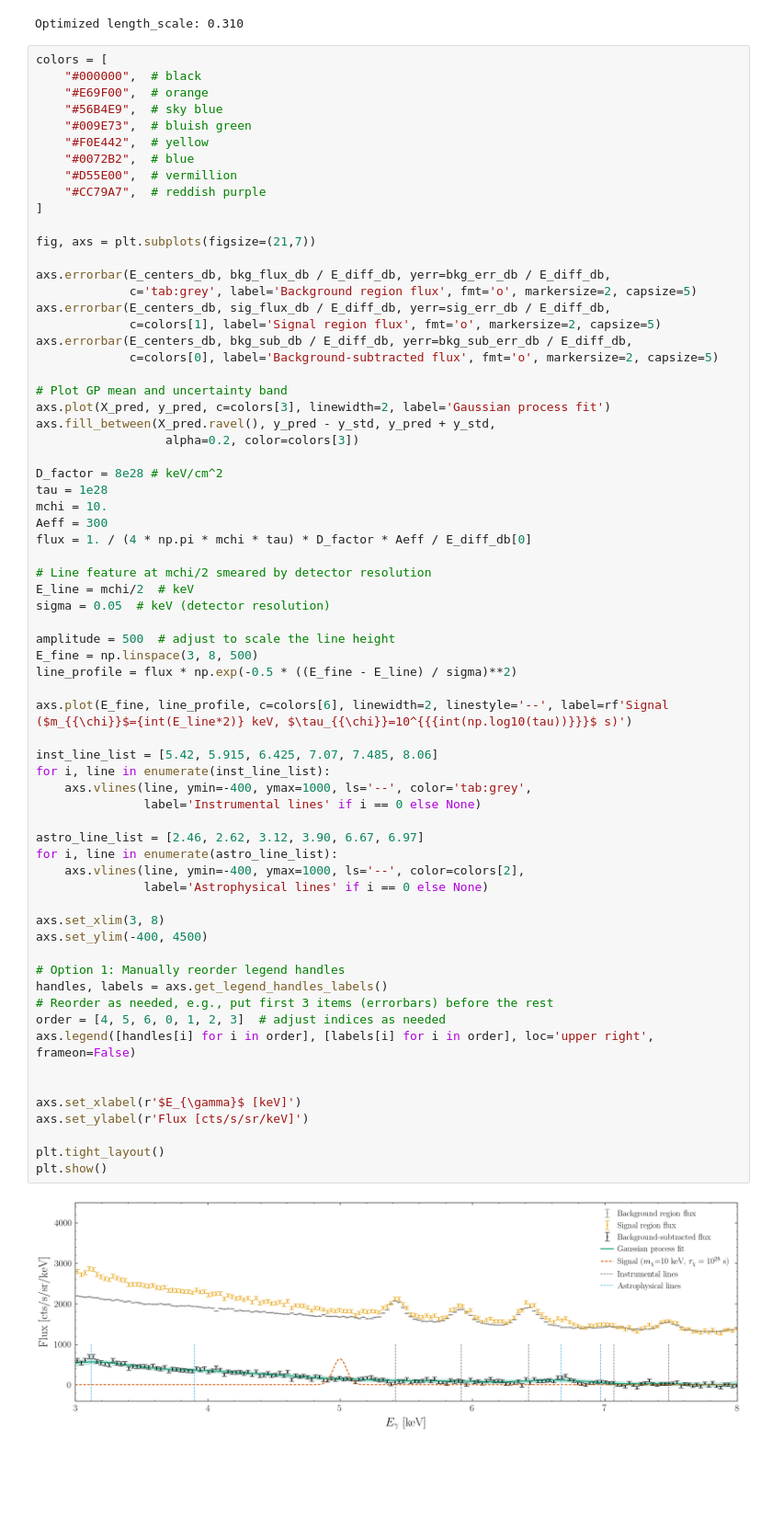
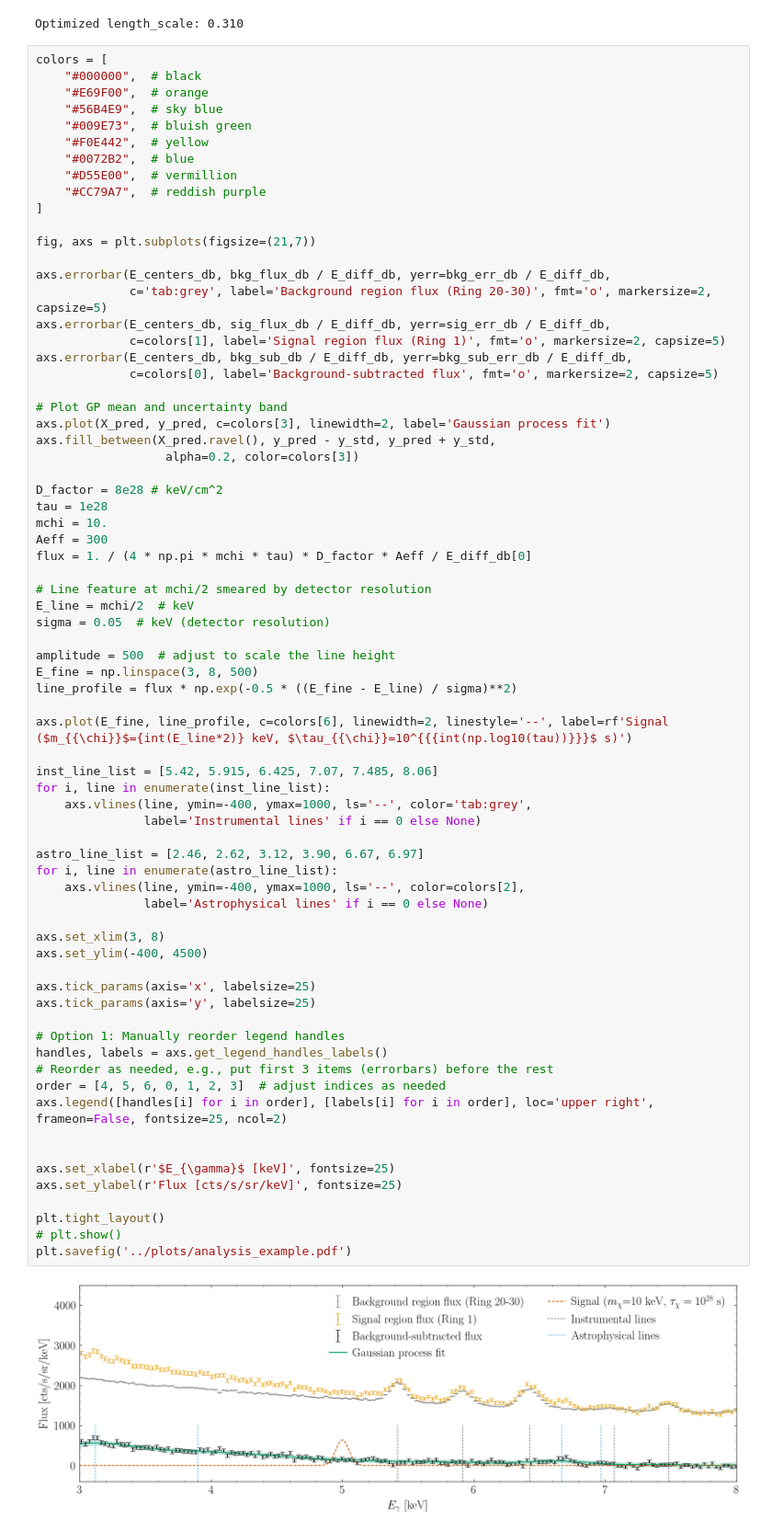
Before and after one commit to joshua-benabou/Mega_Decaying_DM_Milkyway_Analysis, a Jupyter notebook: jupyter/AnalysisIllustration.ipynb, the cells around one changed output. Shown at 92% size. Cells and saved outputs as stored; diff of their text form; blank space fills up the shorter version.

Commit message:
Updated analysis example and added plot pdf

```diff
--- a/jupyter/AnalysisIllustration.ipynb
+++ b/jupyter/AnalysisIllustration.ipynb
@@ -210,9 +210,9 @@ colors = [
 fig, axs = plt.subplots(figsize=(21,7))
 
 axs.errorbar(E_centers_db, bkg_flux_db / E_diff_db, yerr=bkg_err_db / E_diff_db,
-             c='tab:grey', label='Background region flux', fmt='o', markersize=2, capsize=5)
+             c='tab:grey', label='Background region flux (Ring 20-30)', fmt='o', markersize=2, capsize=5)
 axs.errorbar(E_centers_db, sig_flux_db / E_diff_db, yerr=sig_err_db / E_diff_db,
-             c=colors[1], label='Signal region flux', fmt='o', markersize=2, capsize=5)
+             c=colors[1], label='Signal region flux (Ring 1)', fmt='o', markersize=2, capsize=5)
 axs.errorbar(E_centers_db, bkg_sub_db / E_diff_db, yerr=bkg_sub_err_db / E_diff_db,
              c=colors[0], label='Background-subtracted flux', fmt='o', markersize=2, capsize=5)
 
@@ -232,35 +232,39 @@ E_line = mchi/2  # keV
 sigma = 0.05  # keV (detector resolution)
 
 amplitude = 500  # adjust to scale the line height
 E_fine = np.linspace(3, 8, 500)
 line_profile = flux * np.exp(-0.5 * ((E_fine - E_line) / sigma)**2)
 
 axs.plot(E_fine, line_profile, c=colors[6], linewidth=2, linestyle='--', label=rf'Signal ($m_{{\chi}}$={int(E_line*2)} keV, $\tau_{{\chi}}=10^{{{int(np.log10(tau))}}}$ s)')
 
 inst_line_list = [5.42, 5.915, 6.425, 7.07, 7.485, 8.06]
 for i, line in enumerate(inst_line_list):
     axs.vlines(line, ymin=-400, ymax=1000, ls='--', color='tab:grey',
                label='Instrumental lines' if i == 0 else None)
 
 astro_line_list = [2.46, 2.62, 3.12, 3.90, 6.67, 6.97]
 for i, line in enumerate(astro_line_list):
     axs.vlines(line, ymin=-400, ymax=1000, ls='--', color=colors[2],
                label='Astrophysical lines' if i == 0 else None)
 
 axs.set_xlim(3, 8)
 axs.set_ylim(-400, 4500)
 
+axs.tick_params(axis='x', labelsize=25)
+axs.tick_params(axis='y', labelsize=25)
+
 # Option 1: Manually reorder legend handles
 handles, labels = axs.get_legend_handles_labels()
 # Reorder as needed, e.g., put first 3 items (errorbars) before the rest
 order = [4, 5, 6, 0, 1, 2, 3]  # adjust indices as needed
-axs.legend([handles[i] for i in order], [labels[i] for i in order], loc='upper right', frameon=False)
+axs.legend([handles[i] for i in order], [labels[i] for i in order], loc='upper right', frameon=False, fontsize=25, ncol=2)
 
 
-axs.set_xlabel(r'$E_{\gamma}$ [keV]')
-axs.set_ylabel(r'Flux [cts/s/sr/keV]')
+axs.set_xlabel(r'$E_{\gamma}$ [keV]', fontsize=25)
+axs.set_ylabel(r'Flux [cts/s/sr/keV]', fontsize=25)
 
 plt.tight_layout()
-plt.show()
+# plt.show()
+plt.savefig('../plots/analysis_example.pdf')
 # %% [output]
-[figure, old version]
+[figure, new version]
```
Also changed, not shown: 2 other files.
